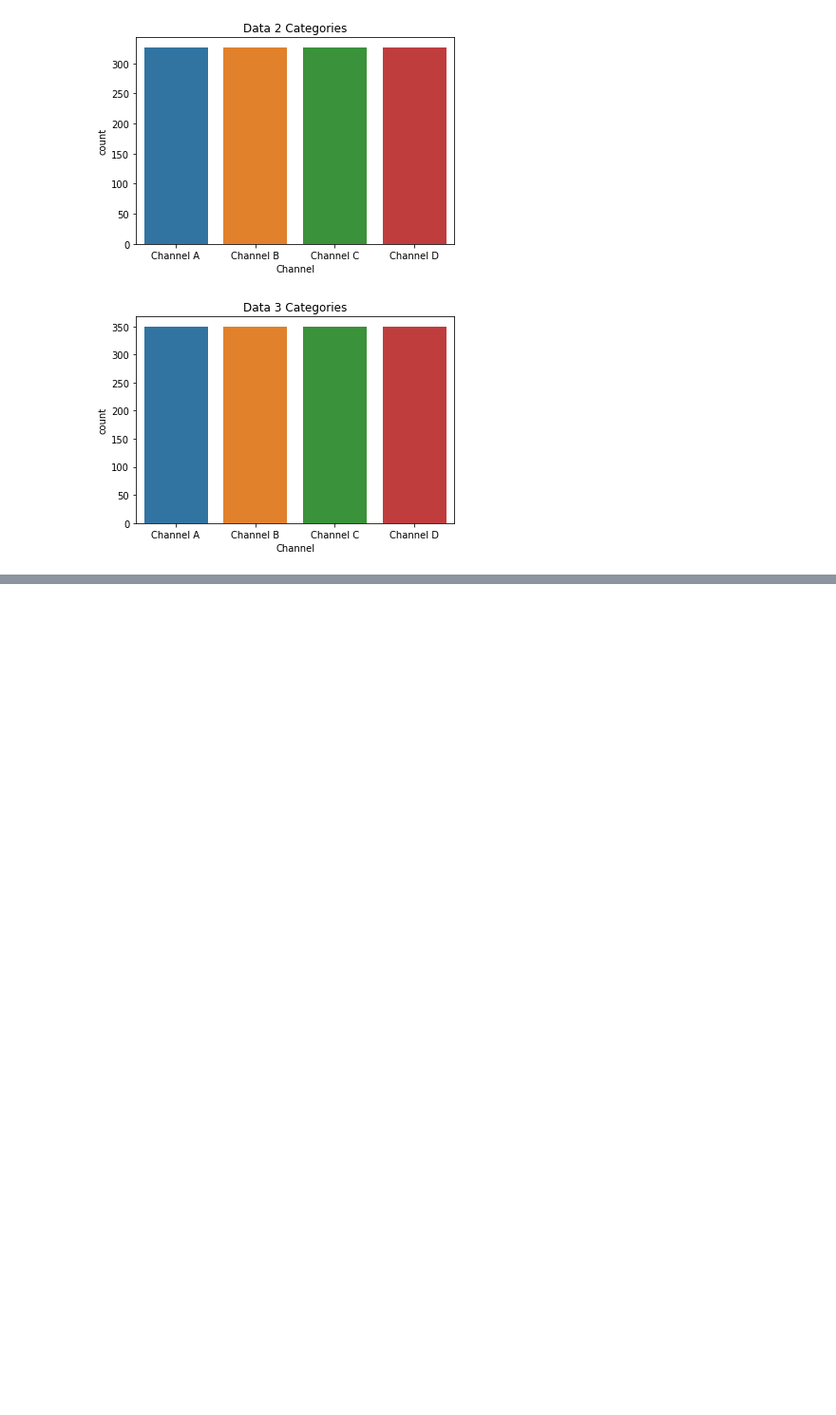
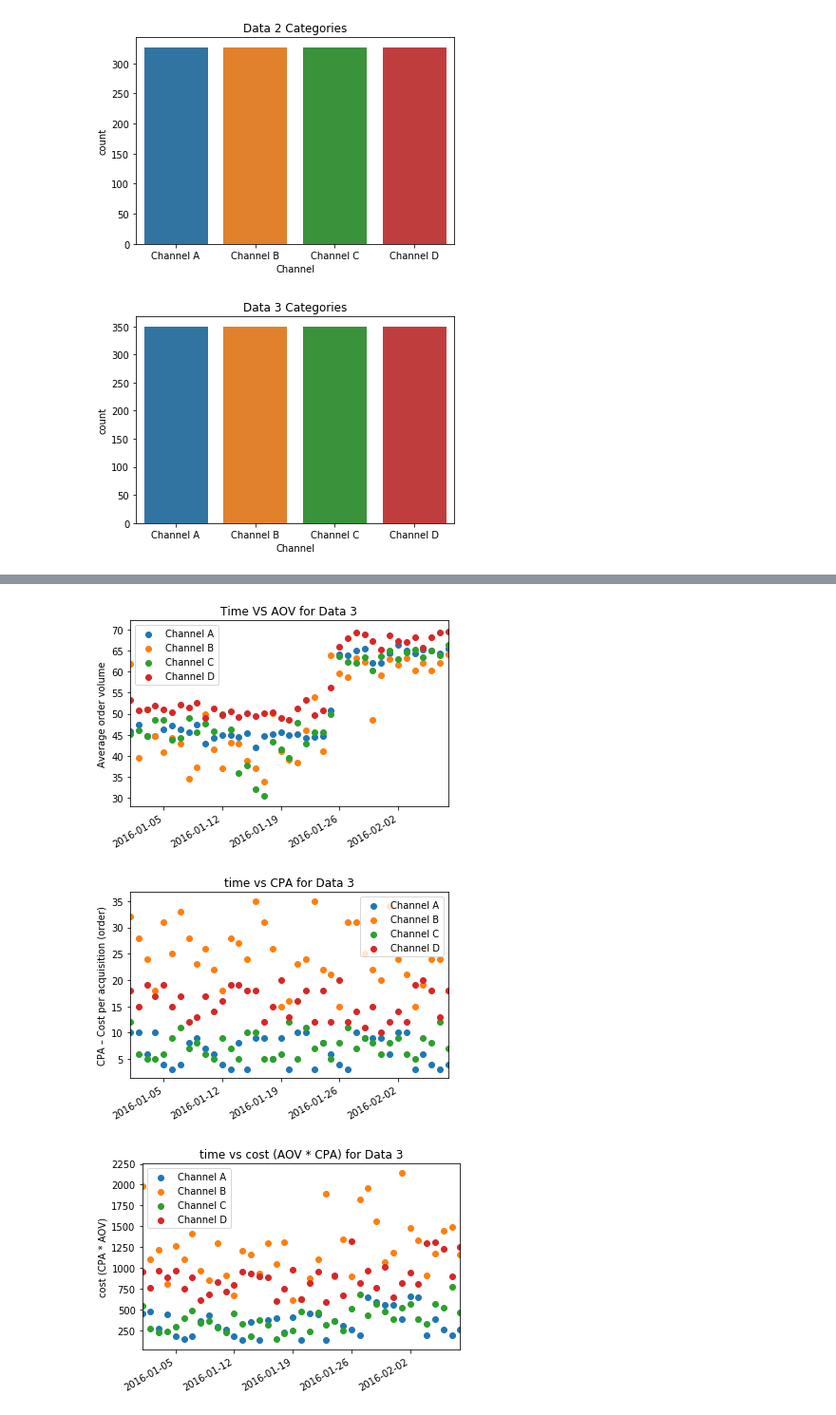
Before and after one commit to swong28/Interview-Assessments, a Jupyter notebook: Company1/Assessment Questions for an Interview.ipynb, the cells around one changed output, grey strips where cells are left out. Shown at 95% size. Saved outputs shown, nothing was run; the diff lists cells and outputs as text; code cells hidden in the pictures; blank space fills up the shorter version.

```diff
--- a/Company1/Assessment Questions for an Interview.ipynb
+++ b/Company1/Assessment Questions for an Interview.ipynb
@@ -129,0 +227,7 @@ for df in dfs:
+# %%
+# Data 3
+plot_channels(df_3, 'for Data 3')
+# %% [output]
+[figure, added]
+[figure, added]
+[figure, added]
```
Also changed, not shown: parts of 27 cells of this notebook.
